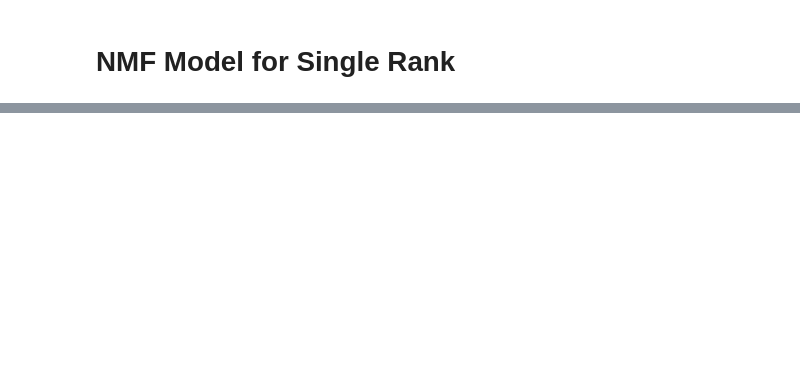
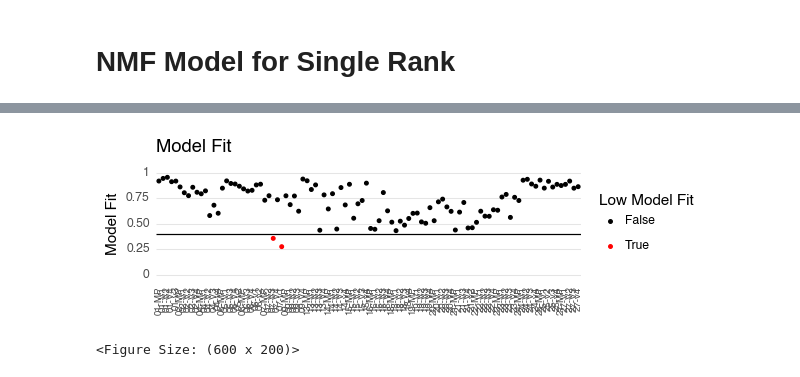
Before and after one commit to apduncan/enteroflow, a Jupyter notebook: resources/rank_decomposition.ipynb, the cells around one changed output, grey strips where cells are left out. Saved outputs shown, nothing was run; the diff lists cells and outputs as text; code cells hidden in the pictures; blank space fills up the shorter version.

```diff
--- a/resources/rank_decomposition.ipynb
+++ b/resources/rank_decomposition.ipynb
@@ -56,0 +14,8 @@ top_model.save(out_dir="model", compress=False)
+# %%
+# Some utility constants for sizing plots etc.
+
+# for plot_modelfit_point
+# The number of samples that will be represent in one inch of horizontal space
+PLOT_MODELFIT_PPI = 20
+# Maximum width allowed for plot
+PLOT_MODELFIT_MAX_WIDTH = 20
@@ -56,0 +60,15 @@ top_model.save(out_dir="model", compress=False)
+# %%
+# Make the plot wider when there are more samples
+modelfit_point_width = min((top_model.h.shape[1] / PLOT_MODELFIT_PPI) + 1, PLOT_MODELFIT_MAX_WIDTH)
+# Customise width and text
+(
+    top_model.plot_modelfit_point() +
+    pn.theme(
+        figure_size=(modelfit_point_width, 2),
+        axis_text_x=pn.element_text(size=7)
+    ) +
+    pn.ggtitle("Model Fit")
+)
+# %% [output]
+[figure, added]
+<Figure Size: (600 x 200)>
```
Also changed, not shown: parts of 22 cells of this notebook, 2 other files.
